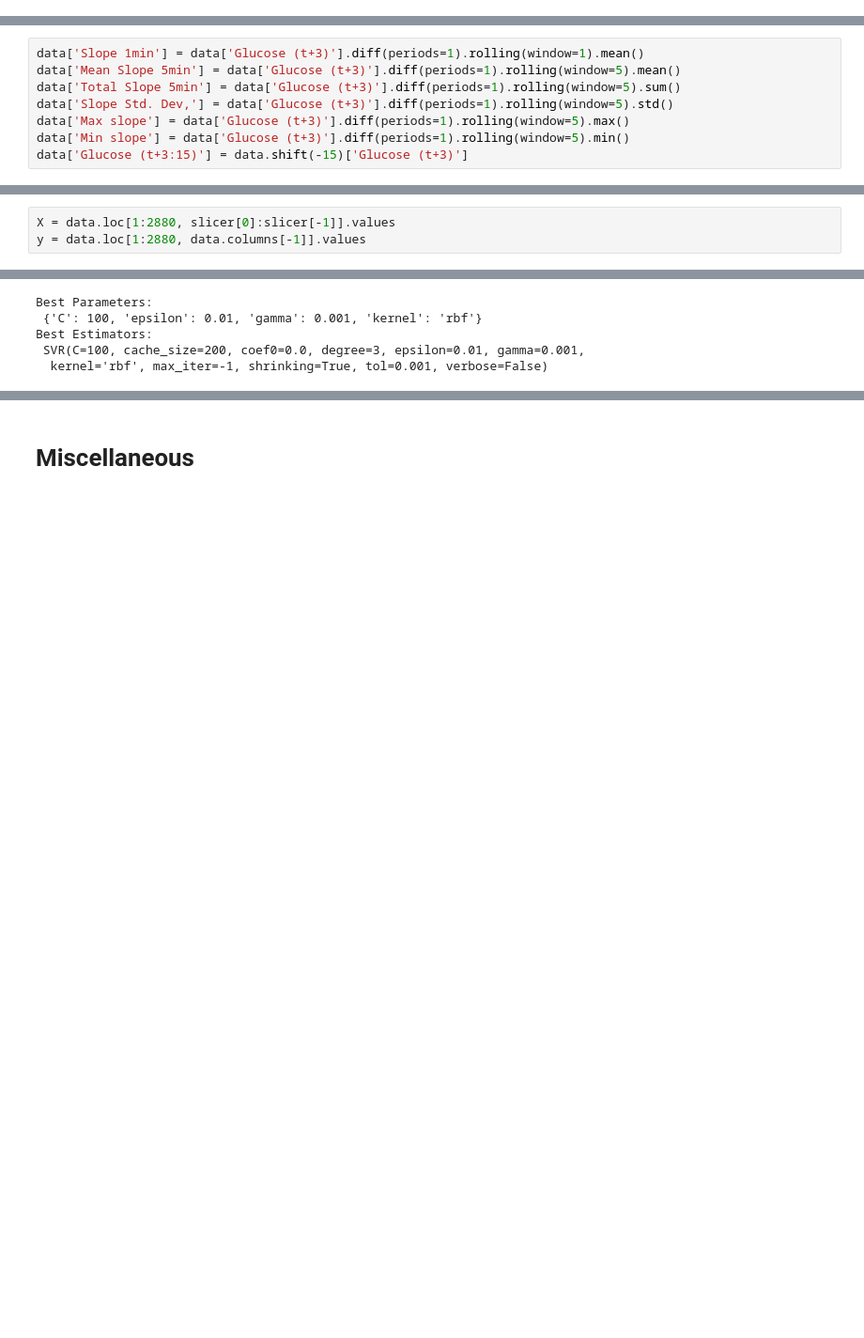
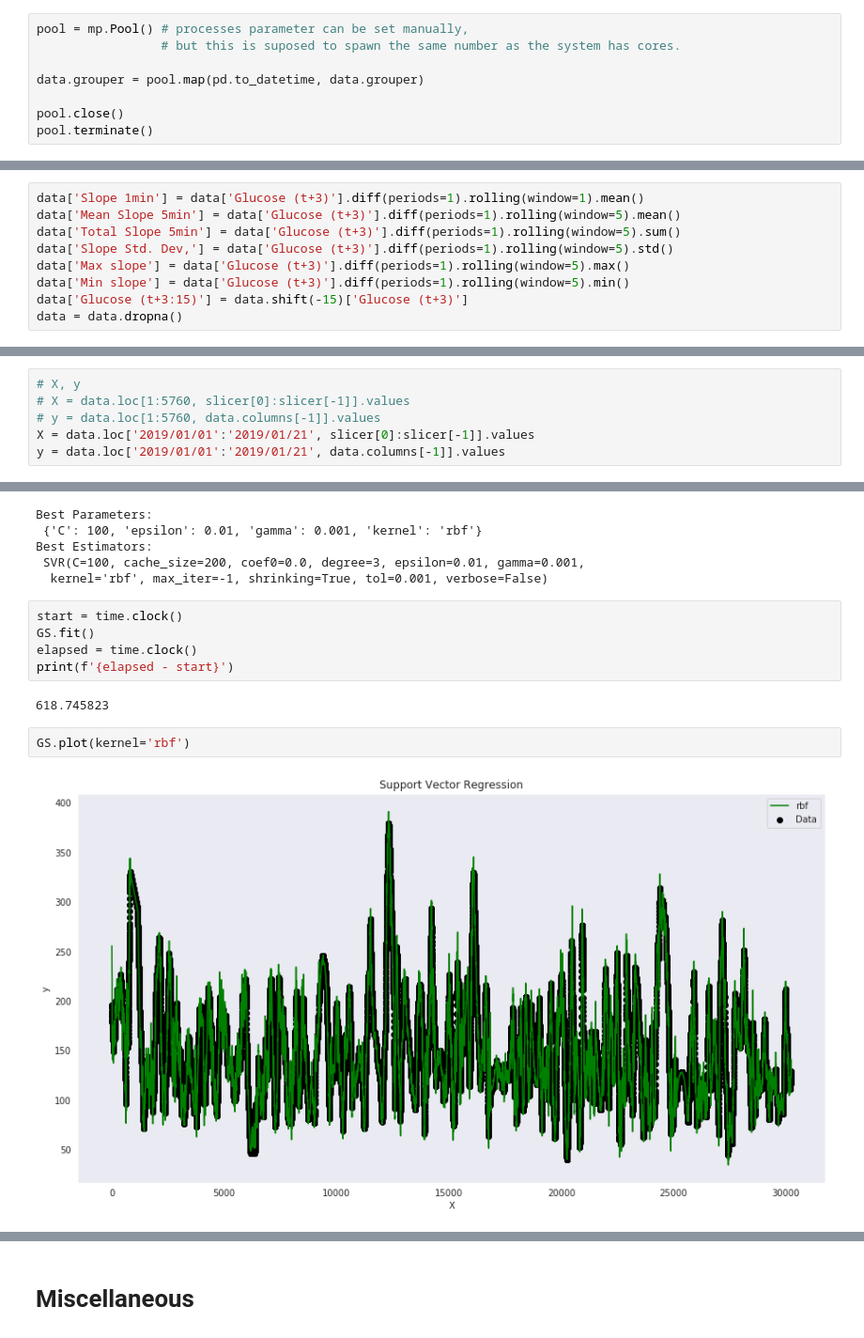
Before and after one commit to gmagannaDevelop/DiabManager, a Jupyter notebook: parse_carelink.ipynb, the cells around one changed output, grey strips where cells are left out. Shown at 94% size. Saved outputs shown, nothing was run; the diff lists cells and outputs as text; blank space fills up the shorter version.

```diff
--- a/parse_carelink.ipynb
+++ b/parse_carelink.ipynb
@@ -854,4 +867,12 @@ data = pd.read_csv('binaries/first_half_resampled.csv', encoding="utf-8-sig")
 len(data.index)
 # %% [output]
 46860
+# %%
+pool = mp.Pool() # processes parameter can be set manually,
+                 # but this is suposed to spawn the same number as the system has cores.
+
+data.grouper = pool.map(pd.to_datetime, data.grouper)
+
+pool.close()
+pool.terminate()
 # %%
@@ -875,6 +885,7 @@ data['Slope Std. Dev,'] = data['Glucose (t+3)'].diff(periods=1).rolling(window=5
 data['Max slope'] = data['Glucose (t+3)'].diff(periods=1).rolling(window=5).max()
 data['Min slope'] = data['Glucose (t+3)'].diff(periods=1).rolling(window=5).min()
 data['Glucose (t+3:15)'] = data.shift(-15)['Glucose (t+3)']
+data = data.dropna()
 # %%
 #dir(data['Glucose (t+3)'].diff(periods=1).rolling(window=5))
 # %%
@@ -996,8 +1010,11 @@ Z.plot(X=X4, y=y4, kernel='rbf')
 # %% [markdown]
 # Grid Search
 # %%
-X = data.loc[1:2880, slicer[0]:slicer[-1]].values
-y = data.loc[1:2880, data.columns[-1]].values
+# X, y
+# X = data.loc[1:5760, slicer[0]:slicer[-1]].values
+# y = data.loc[1:5760, data.columns[-1]].values
+X = data.loc['2019/01/01':'2019/01/21', slicer[0]:slicer[-1]].values
+y = data.loc['2019/01/01':'2019/01/21', data.columns[-1]].values
 # %%
 GS = SVRegressor()
 # %%
@@ -1040,3 +1057,14 @@ Best Parameters:
 Best Estimators:
  SVR(C=100, cache_size=200, coef0=0.0, degree=3, epsilon=0.01, gamma=0.001,
   kernel='rbf', max_iter=-1, shrinking=True, tol=0.001, verbose=False)
+# %%
+start = time.clock()
+GS.fit()
+elapsed = time.clock()
+print(f'{elapsed - start}')
+# %% [output]
+618.745823
+# %%
+GS.plot(kernel='rbf')
+# %% [output]
+[figure, added]
```
Also changed, not shown: parts of 13 cells of this notebook, 1 other file.
